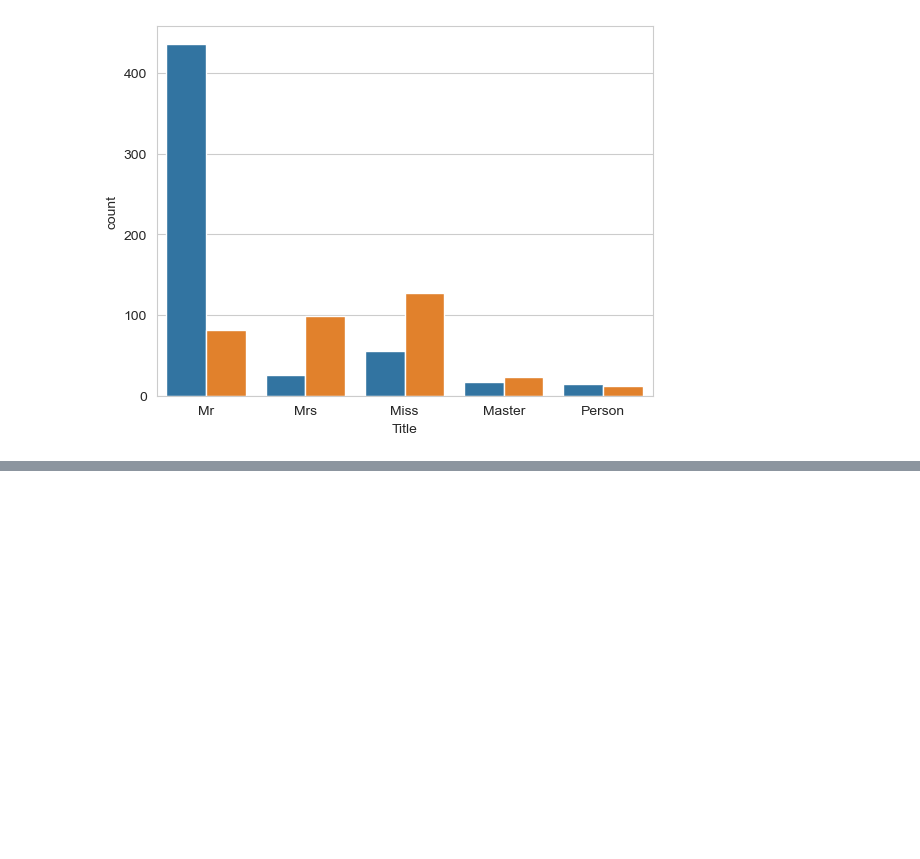
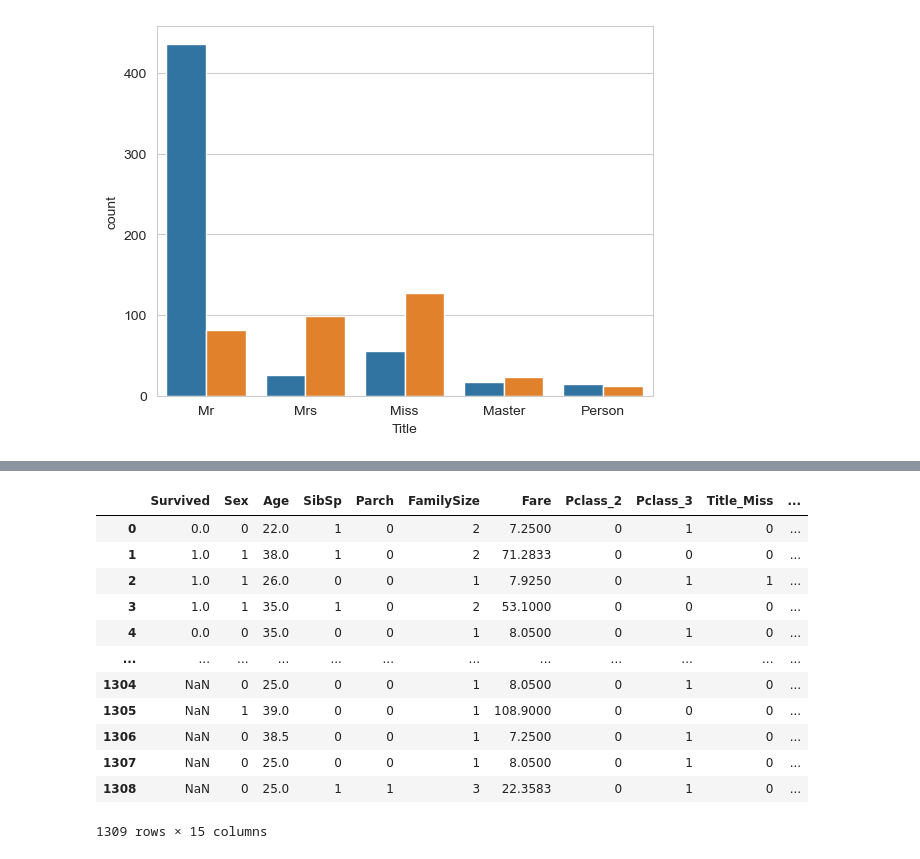
Before and after one commit to DouglasRibeiro1972/project_titanic, a Jupyter notebook: titanic_analisys.ipynb, the cells around one changed output, grey strips where cells are left out. Drawn from its saved outputs; the diff is of its cells as text; code cells hidden in the pictures; blank space fills up the shorter version.

Commit message:
feat: Finaliza pre-processamento e limpeza de colunas do Titanic

```diff
--- a/titanic_analisys.ipynb
+++ b/titanic_analisys.ipynb
@@ -909,0 +926,24 @@ Name: count, dtype: int64
+# %%
+pclass = pd.get_dummies(df['Pclass'], dtype=int, prefix='Pclass', drop_first= True)
+title = pd.get_dummies(df['Title'], dtype=int, prefix='Title', drop_first= True)
+embarked = pd.get_dummies(df['Embarked'], dtype=int, prefix='Embarked', drop_first= True)
+# %%
+titanic_completo = pd.concat([df, pclass, title, embarked], axis = 1)
+# %%
+titanic_completo.drop(['Pclass', 'Title', 'Embarked'], axis = 1, inplace=True)
+# %%
+titanic_completo
+# %% [output]
+|  | Survived | Sex | Age | SibSp | Parch | FamilySize | Fare | Pclass_2 | Pclass_3 | Title_Miss | ... |
+| 0 | 0.0 | 0 | 22.0 | 1 | 0 | 2 | 7.2500 | 0 | 1 | 0 | ... |
+| 1 | 1.0 | 1 | 38.0 | 1 | 0 | 2 | 71.2833 | 0 | 0 | 0 | ... |
+| 2 | 1.0 | 1 | 26.0 | 0 | 0 | 1 | 7.9250 | 0 | 1 | 1 | ... |
+| 3 | 1.0 | 1 | 35.0 | 1 | 0 | 2 | 53.1000 | 0 | 0 | 0 | ... |
+| 4 | 0.0 | 0 | 35.0 | 0 | 0 | 1 | 8.0500 | 0 | 1 | 0 | ... |
+| ... | ... | ... | ... | ... | ... | ... | ... | ... | ... | ... | ... |
+| 1304 | NaN | 0 | 25.0 | 0 | 0 | 1 | 8.0500 | 0 | 1 | 0 | ... |
+| 1305 | NaN | 1 | 39.0 | 0 | 0 | 1 | 108.9000 | 0 | 0 | 0 | ... |
+| 1306 | NaN | 0 | 38.5 | 0 | 0 | 1 | 7.2500 | 0 | 1 | 0 | ... |
+| 1307 | NaN | 0 | 25.0 | 0 | 0 | 1 | 8.0500 | 0 | 1 | 0 | ... |
+| 1308 | NaN | 0 | 25.0 | 1 | 1 | 3 | 22.3583 | 0 | 1 | 0 | ... |
+1309 rows × 15 columns
```
Also changed, not shown: parts of 16 cells of this notebook.
